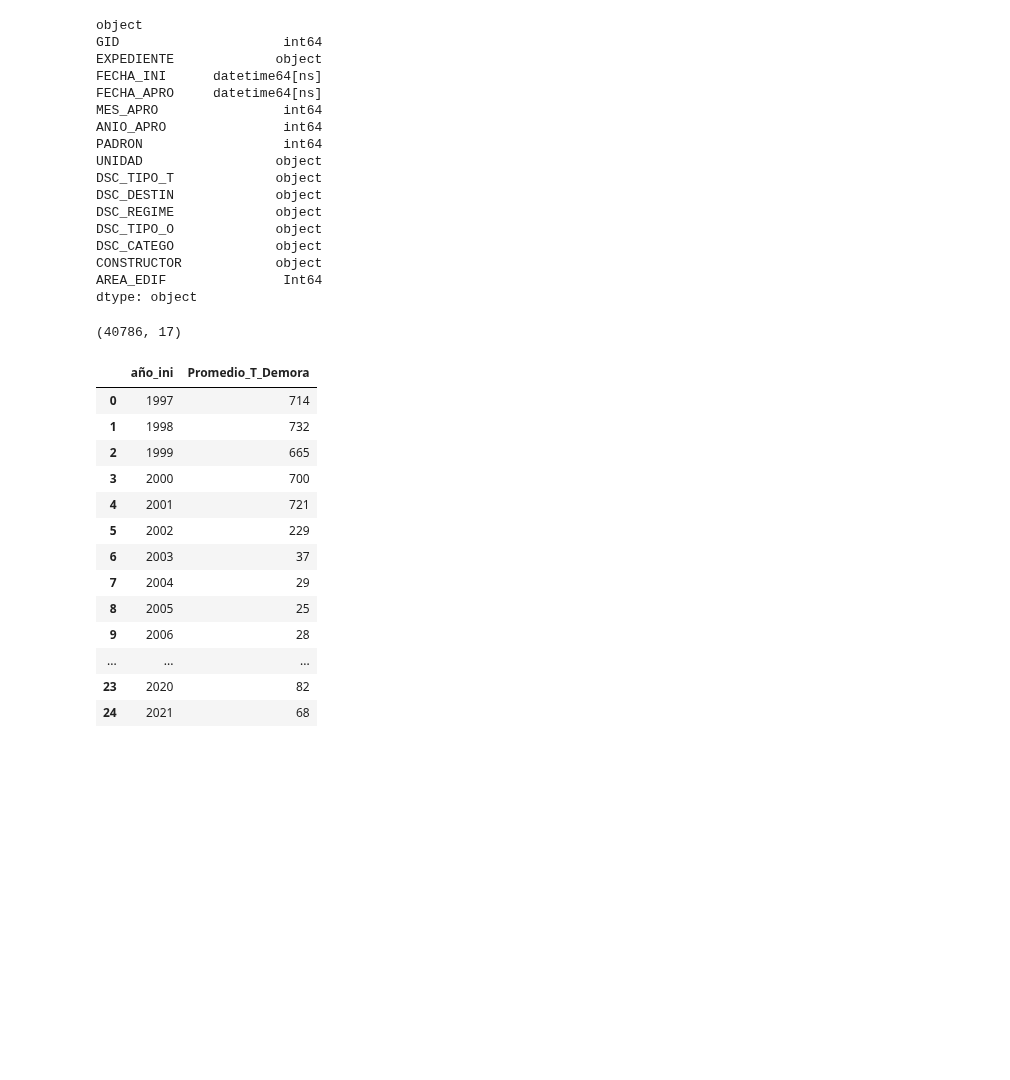
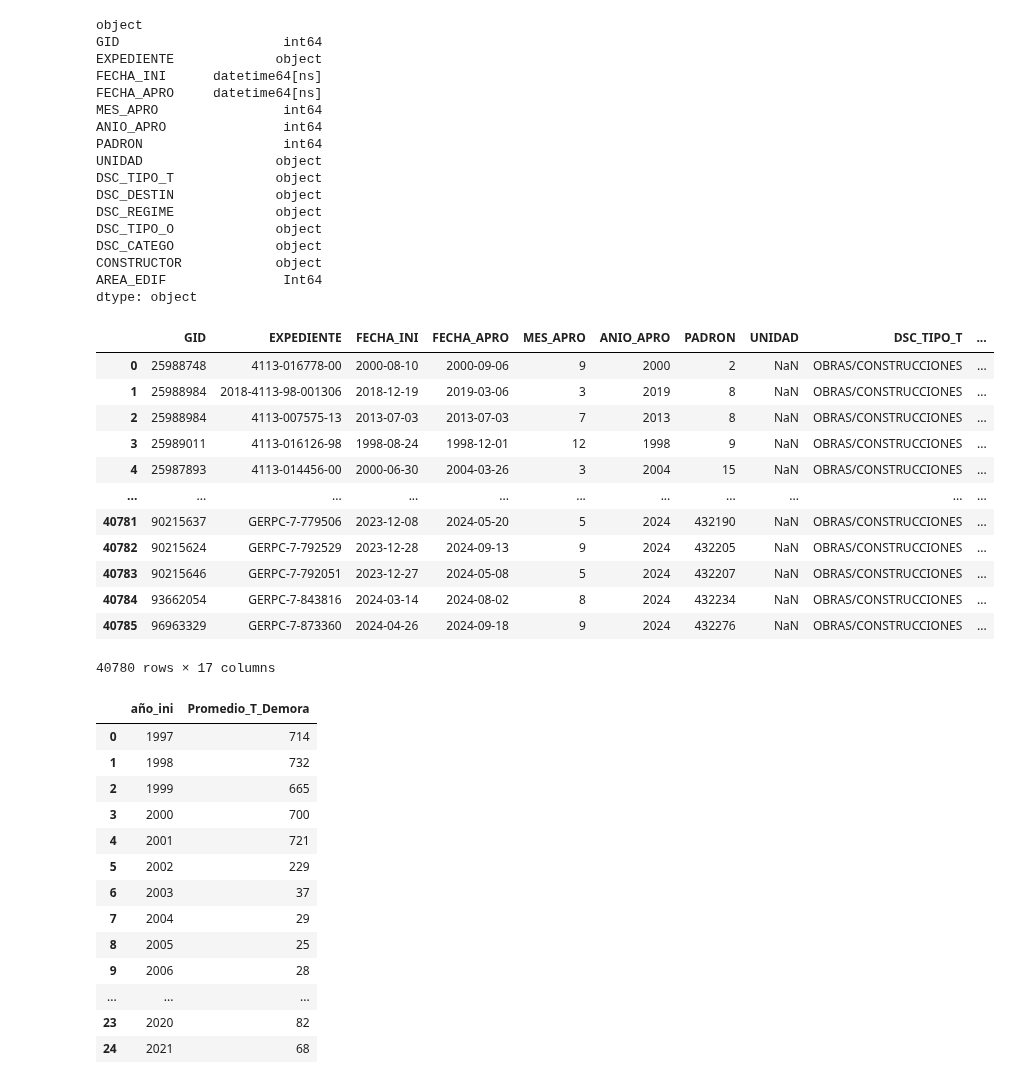
Before and after one commit to danblanc/python-para-ciencia-de-datos, a Jupyter notebook: Proyectos/Proyecto Crey_VFern/Vfer.ipynb, the cells around one changed output. Cells and saved outputs as stored; diff of their text form; code cells hidden in the pictures; blank space fills up the shorter version.

```diff
--- a/Proyectos/Proyecto Crey_VFern/Vfer.ipynb
+++ b/Proyectos/Proyecto Crey_VFern/Vfer.ipynb
@@ -452,6 +452,8 @@ tabla_Regimen_tipoObra
 # %%
 #Levantar nuevo archivo descargado de la intendencia con catastro incorporado
 Cat_Permisos = pd.read_csv('C:/Users/vfernand/Desktop/archivos proyecto PYTHON/v_ce_permisos_construccion_geom.csv', sep=';' , encoding='cp1252')
+
+Cat_Permisos = Cat_Permisos[Cat_Permisos['ANIO_APRO'] >= 1997]
 # %%
 Cat_Permisos.head(3)
 # %% [output]
@@ -500,10 +503,24 @@ Cat_Permisos['FECHA_APRO'] = pd.to_datetime(Cat_Permisos['FECHA_APRO'])
 # %%
 #Fecha de aprobado el permiso y fecha de inicio del mismo
 Cat_Permisos['T_Demora'] = (Cat_Permisos['FECHA_APRO'] - Cat_Permisos['FECHA_INI']).dt.days
 Cat_Permisos['año_ini'] = Cat_Permisos['FECHA_INI'].dt.year
 Cat_Permisos.shape
+
+Cat_Permisos
 # %% [output]
+|  | GID | EXPEDIENTE | FECHA_INI | FECHA_APRO | MES_APRO | ANIO_APRO | PADRON | UNIDAD | DSC_TIPO_T | ... |
+| 0 | 25988748 | 4113-016778-00 | 2000-08-10 | 2000-09-06 | 9 | 2000 | 2 | NaN | OBRAS/CONSTRUCCIONES | ... |
+| 1 | 25988984 | 2018-4113-98-001306 | 2018-12-19 | 2019-03-06 | 3 | 2019 | 8 | NaN | OBRAS/CONSTRUCCIONES | ... |
+| 2 | 25988984 | 4113-007575-13 | 2013-07-03 | 2013-07-03 | 7 | 2013 | 8 | NaN | OBRAS/CONSTRUCCIONES | ... |
+| 3 | 25989011 | 4113-016126-98 | 1998-08-24 | 1998-12-01 | 12 | 1998 | 9 | NaN | OBRAS/CONSTRUCCIONES | ... |
+| 4 | 25987893 | 4113-014456-00 | 2000-06-30 | 2004-03-26 | 3 | 2004 | 15 | NaN | OBRAS/CONSTRUCCIONES | ... |
+| ... | ... | ... | ... | ... | ... | ... | ... | ... | ... | ... |
+| 40781 | 90215637 | GERPC-7-779506 | 2023-12-08 | 2024-05-20 | 5 | 2024 | 432190 | NaN | OBRAS/CONSTRUCCIONES | ... |
+| 40782 | 90215624 | GERPC-7-792529 | 2023-12-28 | 2024-09-13 | 9 | 2024 | 432205 | NaN | OBRAS/CONSTRUCCIONES | ... |
+| 40783 | 90215646 | GERPC-7-792051 | 2023-12-27 | 2024-05-08 | 5 | 2024 | 432207 | NaN | OBRAS/CONSTRUCCIONES | ... |
+| 40784 | 93662054 | GERPC-7-843816 | 2024-03-14 | 2024-08-02 | 8 | 2024 | 432234 | NaN | OBRAS/CONSTRUCCIONES | ... |
+| 40785 | 96963329 | GERPC-7-873360 | 2024-04-26 | 2024-09-18 | 9 | 2024 | 432276 | NaN | OBRAS/CONSTRUCCIONES | ... |
-(40786, 17)
+40780 rows × 17 columns
 # %%
 PROM_DEMORA_por_año = Cat_Permisos.groupby('año_ini')['T_Demora'].mean().reset_index()
 
```
Also changed, not shown: parts of 4 cells of this notebook, 1 other file.
